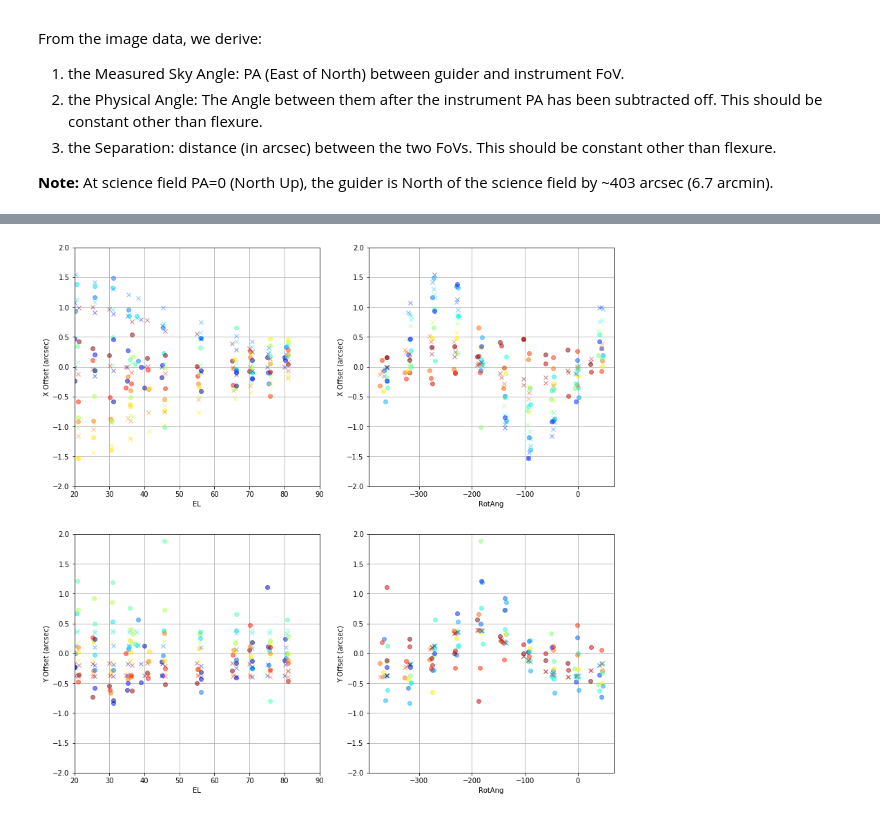
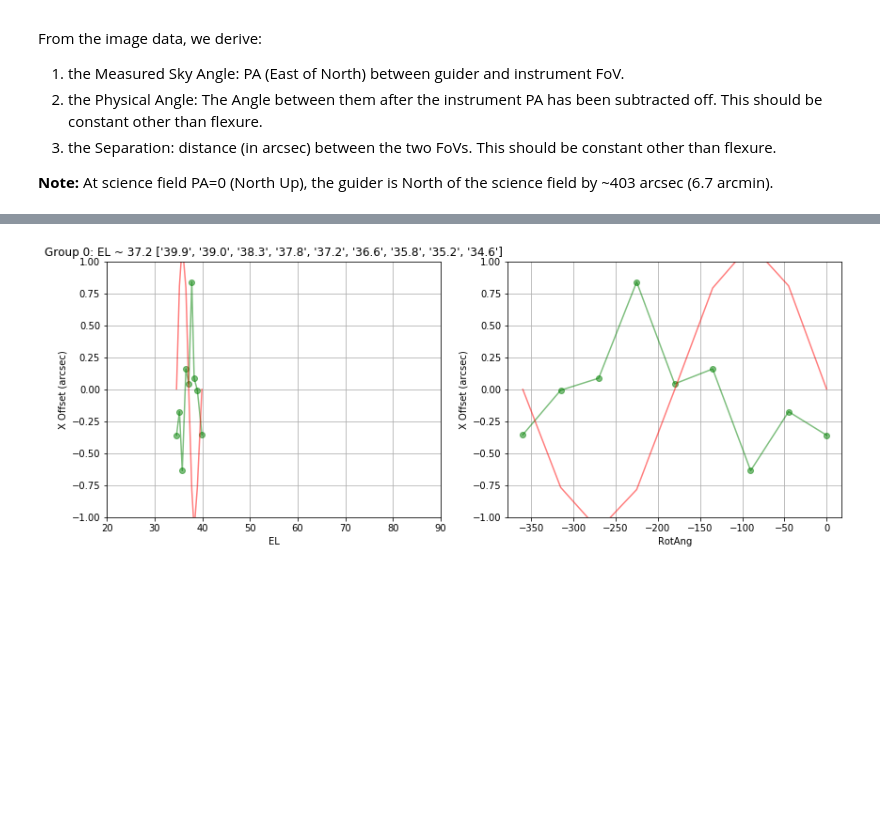
Before and after one commit to joshwalawender/MOSFIRE_GuiderFlexureModel, a Jupyter notebook: Guider Flexure.ipynb, the cells around one changed output, grey strips where cells are left out. Saved outputs shown, nothing was run; the diff lists cells and outputs as text; code cells hidden in the pictures; blank space fills up the shorter version.

```diff
--- a/Guider Flexure.ipynb
+++ b/Guider Flexure.ipynb
@@ -66,3 +66,6 @@ t.add_column(Column(y, name='Yoffset'))
 
 mxra = max(t['RotAng'])
 mnra = min(t['RotAng'])
+
+t.sort('Filename')
+len(t)
@@ -75,3 +74,15 @@ len(t)
+# %%
+def xoff_model(EL, rot, parmB=-1.4):
+    return parmB * np.cos(EL*np.pi/180) * np.sin((rot)*np.pi/180)
+
+def yoff_model(EL, rot, parmA=-2.8):
+    return parmA * np.cos(EL*np.pi/180) * np.cos((rot)*np.pi/180)
+# %%
+xo = [xoff_model(entry['EL'], entry['RotAng']) for entry in t]
+yo = [yoff_model(entry['EL'], entry['RotAng']) for entry in t]
+
+t.add_column(Column(xo, name='Xmodel'))
+t.add_column(Column(yo, name='Ymodel'))
 # %%
 # Filter out files with incorrect FCS settings
 def checkFCS(file, rot_threshold=1, el_threshold=1):
@@ -147,55 +183,37 @@ plt.show()
+# %%
+bygroup = t.group_by('Group')
 # %%
-# xoff_model = 0.30*np.sinh((180-2*t['EL'])*np.pi/180) * np.sin(t['RotAng']*np.pi/180)
+for i,group in enumerate(bygroup.groups):
+    group.sort('RotAng')
 
-# X Offset: Ax x (1-EL/90) x sin(rot)
-xoff_model = 2.0*(1-t['EL']/90) * np.sin(t['RotAng']*np.pi/180)
-# Y Offset: Ay x cos(rot - phi)
-yoff_model = 0.40*np.cos((t['RotAng']-160)*np.pi/180)
+    avgel = np.mean(group['EL'])
+    els = [f"{el:.1f}" for el in group['EL']]
+    title = f"Group {i}: EL ~ {avgel:.1f} {els}"
 
-minoff = min( [min(t['Xoffset']), min(t['Yoffset'])] )
-maxoff = max( [max(t['Xoffset']), max(t['Yoffset'])] )
-offlim = np.ceil(max( [abs(minoff), maxoff] ))
+    minoff = min( [min(bygroup.groups[i]['Xoffset']), min(bygroup.groups[i]['Yoffset'])] )
+    maxoff = max( [max(bygroup.groups[i]['Xoffset']), max(bygroup.groups[i]['Yoffset'])] )
+    offlim = np.ceil(max( [abs(minoff), maxoff] ))
 
-plt.figure(figsize=(14,14))
+    plt.figure(figsize=(14,5))
 
-plt.subplot(2,2,1)
-for i,entry in enumerate(t):
-    plt.plot(entry['EL'], entry['Xoffset'], 'o', alpha=0.5, color=cm.jet( (entry['RotAng']-mnra)/(mxra-mnra) ))
-    plt.plot(entry['EL'], xoff_model[i], 'x', alpha=0.5, color=cm.jet( (entry['RotAng']-mnra)/(mxra-mnra) ))
-plt.xlabel('EL')
-plt.ylabel('X Offset (arcsec)')
-plt.xlim(20,90)
-plt.ylim(-offlim,offlim)
-plt.grid()
+    plt.subplot(1,2,1)
+    plt.title(title)
+    plt.plot(group['EL'], group['Xoffset'], 'go-', alpha=0.5)
+    plt.plot(group['EL'], group['Xmodel'], 'r-', alpha=0.5)
+    plt.xlabel('EL')
+    plt.ylabel('X Offset (arcsec)')
+    plt.xlim(20,90)
+    plt.ylim(-offlim,offlim)
+    plt.grid()
 
-plt.subplot(2,2,2)
-for i,entry in enumerate(t):
-    plt.plot(entry['RotAng'], entry['Xoffset'], 'o', alpha=0.5, color=cm.jet( (entry['EL']-10)/70 ))
-    plt.plot(entry['RotAng'], xoff_model[i], 'x', alpha=0.5, color=cm.jet( (entry['EL']-10)/70 ))
-plt.xlabel('RotAng')
-plt.ylabel('X Offset (arcsec)')
-plt.ylim(-offlim,offlim)
-plt.grid()
+    plt.subplot(1,2,2)
+    plt.plot(group['RotAng'], group['Xoffset'], 'go-', alpha=0.5)
+    plt.plot(group['RotAng'], group['Xmodel'], 'r-', alpha=0.5)
+    plt.xlabel('RotAng')
+    plt.ylabel('X Offset (arcsec)')
+    plt.ylim(-offlim,offlim)
+    plt.grid()
 
-plt.subplot(2,2,3)
-for i,entry in enumerate(t):
-    plt.plot(entry['EL'], entry['Yoffset'], 'o', alpha=0.5, color=cm.jet( (entry['RotAng']-mnra)/(mxra-mnra) ))
-    plt.plot(entry['EL'], yoff_model[i], 'x', alpha=0.5, color=cm.jet( (entry['RotAng']-mnra)/(mxra-mnra) ))
-plt.xlabel('EL')
-plt.ylabel('Y Offset (arcsec)')
-plt.xlim(20,90)
-plt.ylim(-offlim,offlim)
-plt.grid()
-
-plt.subplot(2,2,4)
-for i,entry in enumerate(t):
-    plt.plot(entry['RotAng'], entry['Yoffset'], 'o', alpha=0.5, color=cm.jet( (entry['EL']-10)/70 ))
-    plt.plot(entry['RotAng'], yoff_model[i], 'x', alpha=0.5, color=cm.jet( (entry['EL']-10)/70 ))
-plt.xlabel('RotAng')
-plt.ylabel('Y Offset (arcsec)')
-plt.ylim(-offlim,offlim)
-plt.grid()
-
-plt.show()
+    plt.show()
 # %% [output]
-[figure, old version]
+[figure, new version]
```
Also changed, not shown: parts of 9 cells of this notebook.
